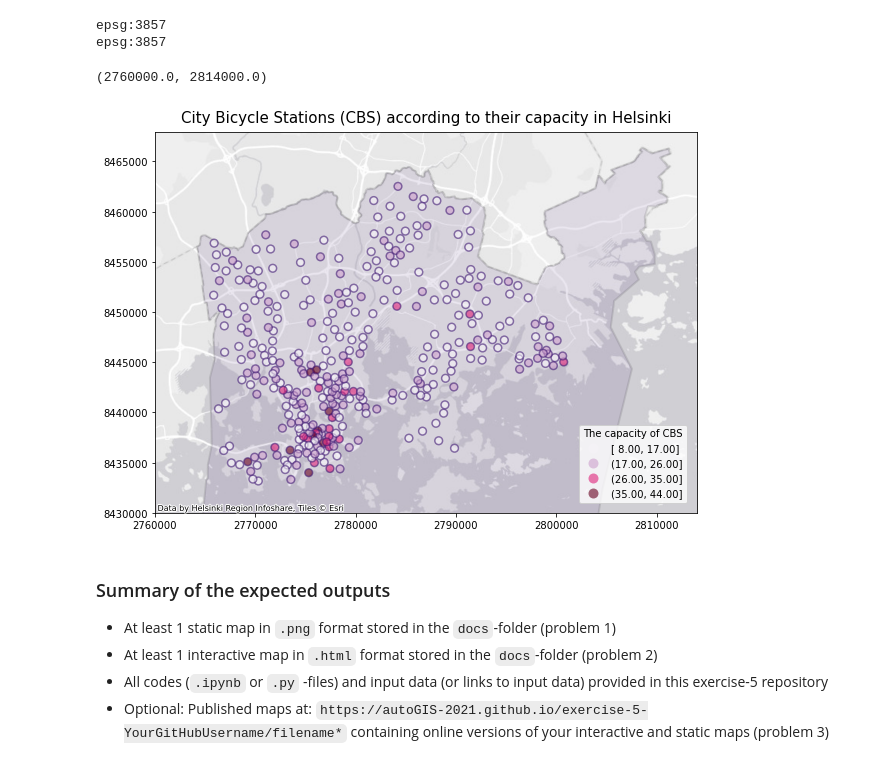
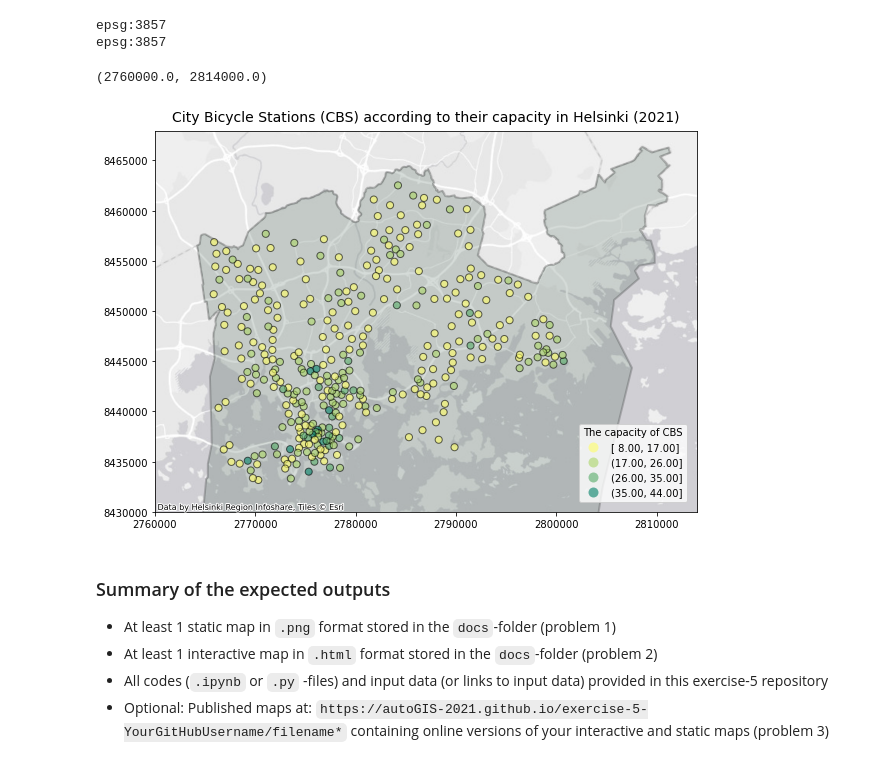
Before and after one commit to AutoGIS-2021/exercise-5-chtimmer, a Jupyter notebook: Exercise-5-problem-2.ipynb, the cells around one changed output. Cells and saved outputs as stored; diff of their text form; code cells hidden in the pictures.

Commit message:
helsinkiborder

```diff
--- a/Exercise-5-problem-2.ipynb
+++ b/Exercise-5-problem-2.ipynb
@@ -242,29 +242,29 @@ epsg:3857
 # %%
 # Create a figure with multiple layers
 fig, ax = plt.subplots(figsize=(21, 7))
 # Plot the helsinki borders
-h = helsinki.plot(ax=ax, linewidth=2, alpha=0.1, facecolor='#431d76', edgecolor='black')
+h = helsinki.plot(ax=ax, linewidth=2, alpha=0.2, facecolor='#355545', edgecolor='black')
 # Plot the bikes_hel data, set column as 'Kapasiteet', set an appropriate scheme and number of classes (k=4)
-b = bikes_hel.plot(ax=ax, column='Kapasiteet', cmap='PuRd',
-              scheme="Equal_Interval", k=4, legend=True, alpha=0.6, markersize=60,
-             edgecolor='#431d76', linewidth=1.5)
+b = bikes_hel.plot(ax=ax, column='Kapasiteet', cmap='summer_r',
+              scheme="Equal_Interval", k=4, legend=True, alpha=0.6, markersize=50,
+             edgecolor='black', linewidth=1)
 # Remove 1e6 (scientific notation)
 ax.ticklabel_format(style='plain')
 # Add credits
 credits = "Data by Helsinki Region Infoshare, Tiles © Esri"
 # Add basemap from Esri
 ctx.add_basemap(ax, attribution=credits, source=ctx.providers.Esri.WorldGrayCanvas)
 # Set the title of figure
-ax.set_title("City Bicycle Stations (CBS) according to their capacity in Helsinki", fontsize=15, pad=10)
+ax.set_title("City Bicycle Stations (CBS) according to their capacity in Helsinki (2021)", fontsize=14, pad=10)
 # Set title for legend
 ax.get_legend().set_title("The capacity of CBS")
 ax.get_legend().set_bbox_to_anchor((0.99,0.245))
 # Crop the figure
 ax.set_ylim(8430000, 8467900)
 ax.set_xlim(2760000, 2814000)
 # %% [output]
 (2760000.0, 2814000.0)
-[figure, old version]
+[figure, new version]
 # %%
 # Save figure, remove empty space around figure with bbox_inches and pad_inches
 output_fig1 = r'/home/jovyan/work/autogis/exercises/exercise-5-chtimmer/docs/bike_stations.png'
```
Also changed, not shown: 7 other files.
